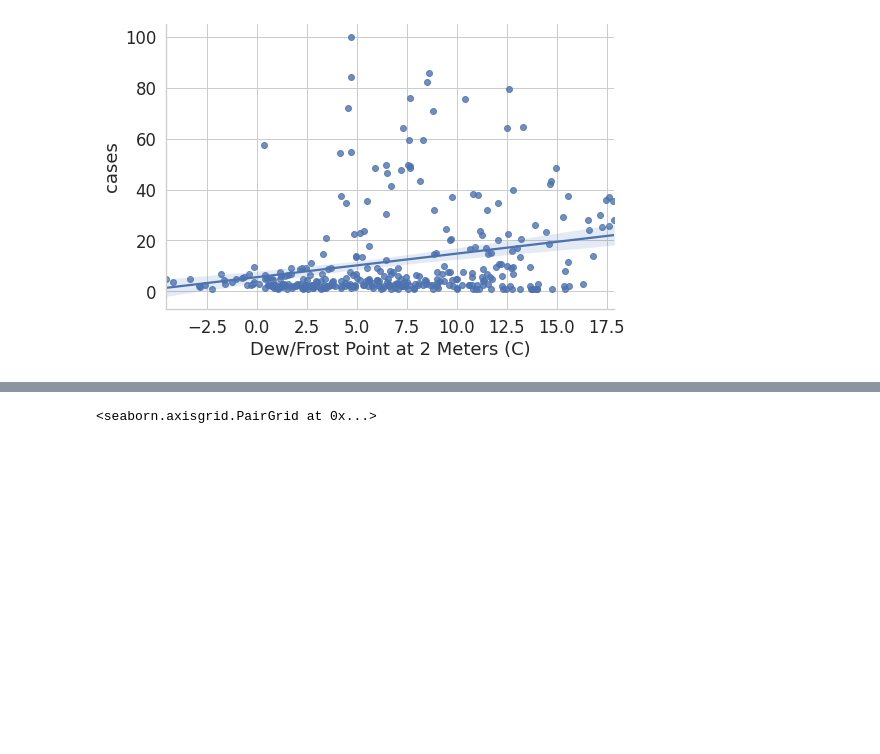
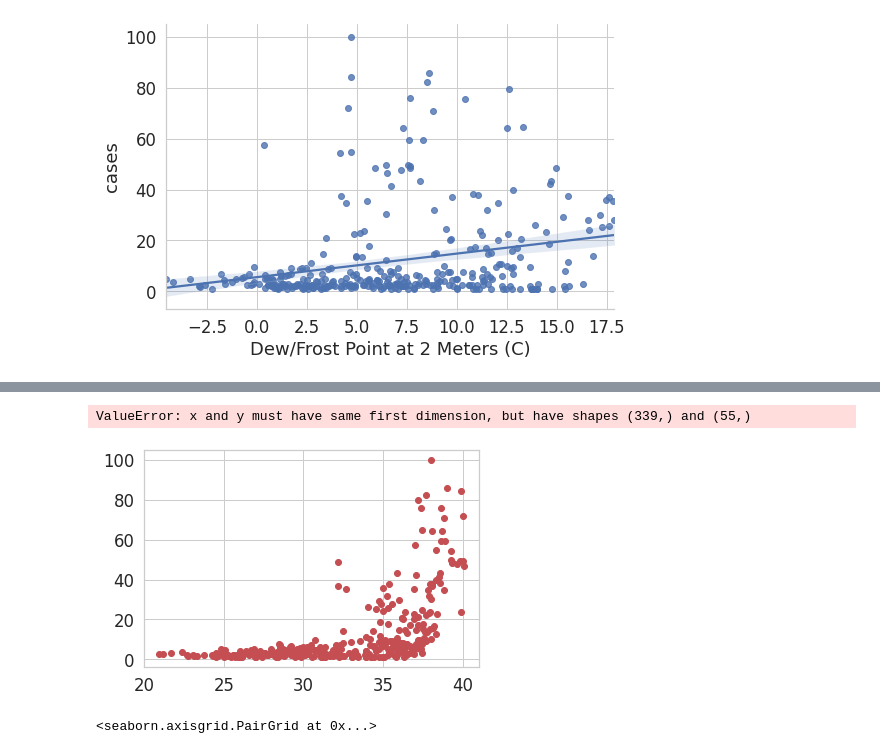
Before and after one commit to devqueue/covid-analysis, a Jupyter notebook: dottet line test.ipynb, the cells around one changed output, grey strips where cells are left out. Cells and saved outputs as stored; diff of their text form; code cells hidden in the pictures; blank space fills up the shorter version.

```diff
--- a/dottet line test.ipynb
+++ b/dottet line test.ipynb
@@ -114,3 +115,13 @@ sns.pairplot(df_southern_mean, y_vars="cases", x_vars =columns["T2MDEW"], height
 def cubic_function(x, a, b):
     return ax + b
 y = []
+# %%
+def sigmoid(x, Beta_1, Beta_2):
+     y = Beta_1*x + Beta_2
+     return y
+# %%
+df = df_southern_mean[df_southern_mean['cases'].notna()]
+# %%
+popt, pcov = curve_fit(sigmoid, df[columns["T2M_MAX"]], df["cases"])
+
+y = sigmoid(x, *popt)
@@ -117,3 +145,9 @@ y = []
+# %%
+plt.plot(df[columns["T2M_MAX"]], df["cases"], 'ro', label ='data')
+plt.plot(df[columns["T2M_MAX"]], y, linewidth = 3.0, label ='fit')
+# %% [output]
+ValueError: x and y must have same first dimension, but have shapes (339,) and (55,)
+[figure, added]
 # %%
 sns.pairplot(df_southern_mean, y_vars="cases", x_vars = columns["T2M_MAX"], height=5, aspect=1.5, kind='reg')
 # %% [output]
```
Also changed, not shown: parts of 3 cells of this notebook, 2 other files.
